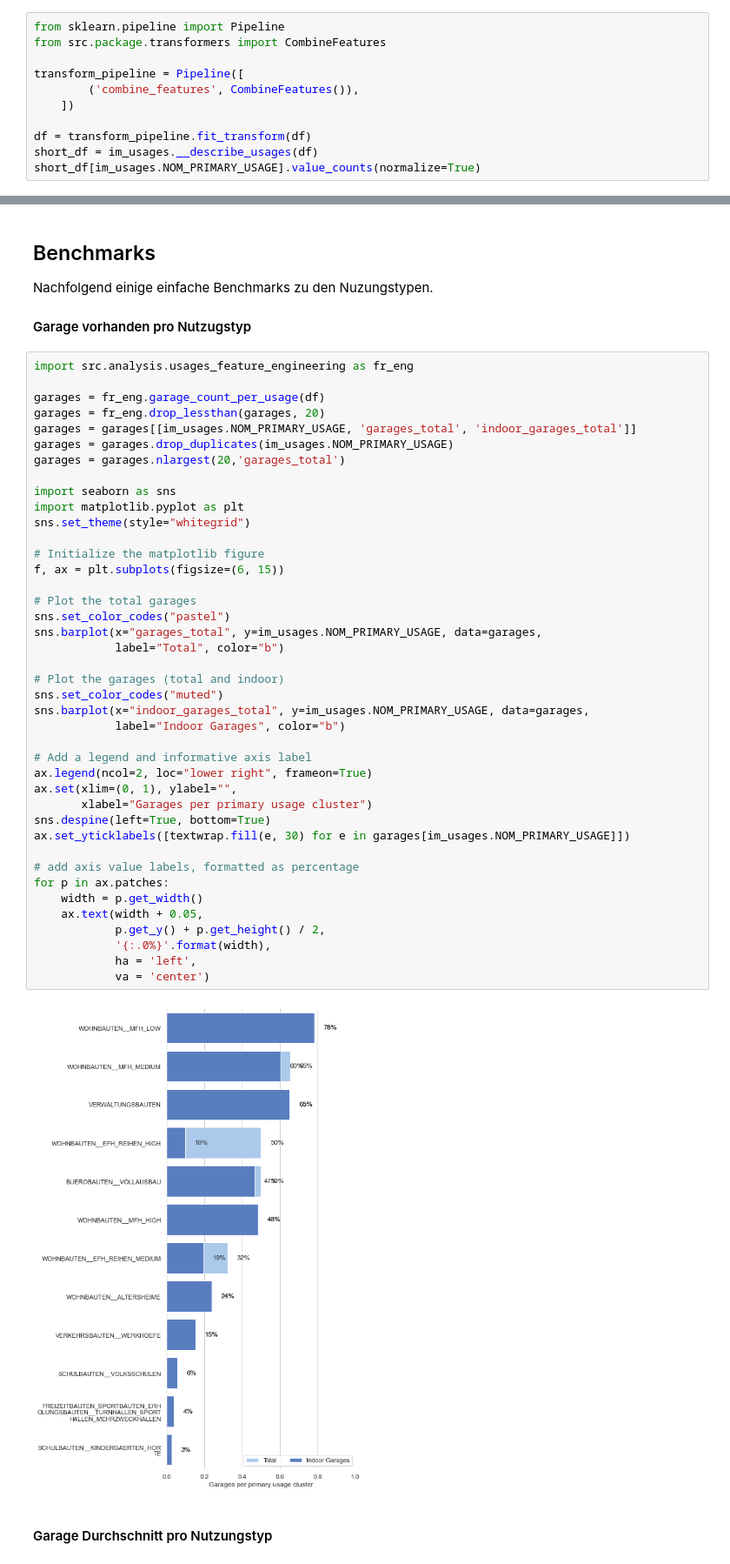
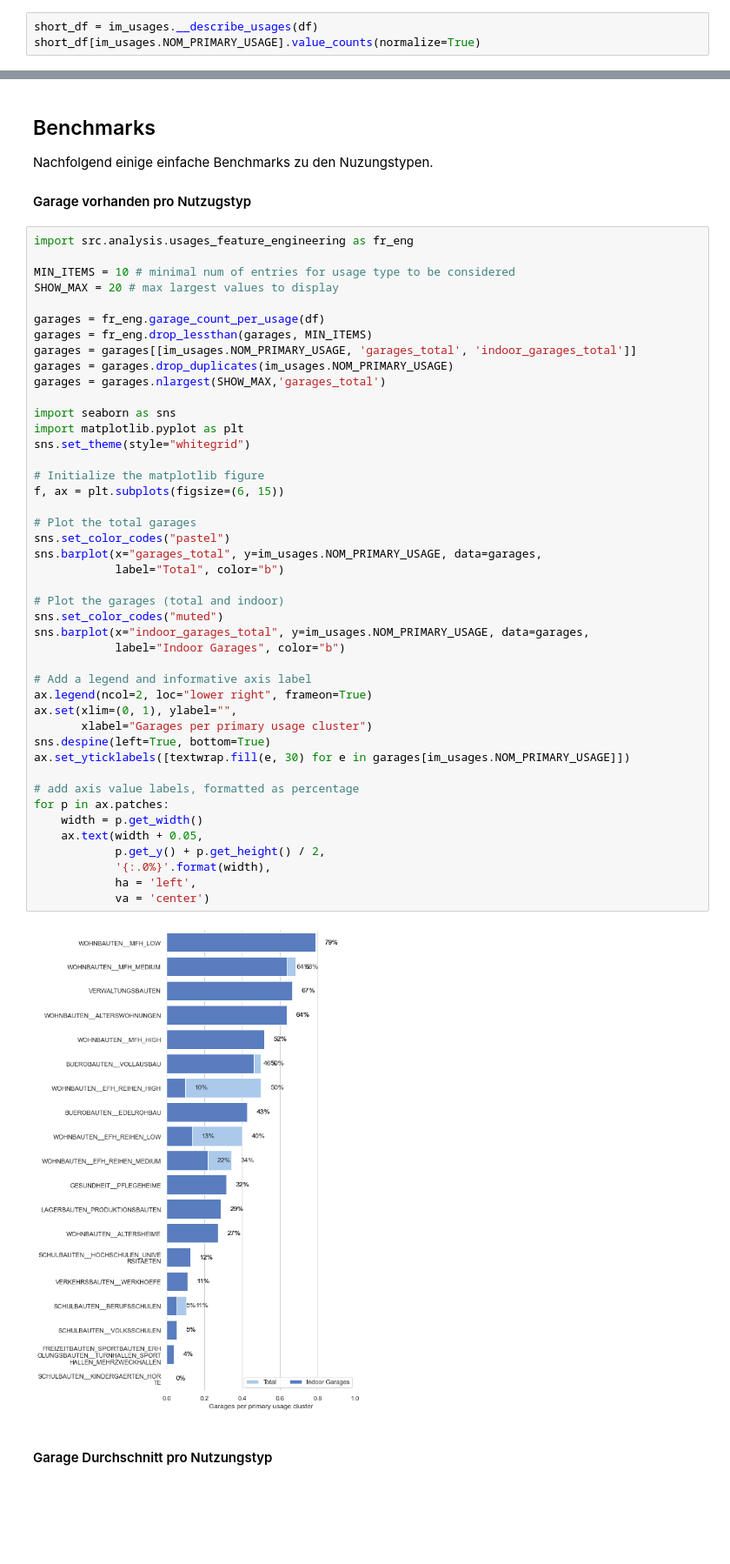
Before and after one commit to FHNW-RW/ip5-metriken-bauwesen, a Jupyter notebook: src/analysis/usage_analysis.ipynb, the cells around one changed output, grey strips where cells are left out. Shown at 87% size. Saved outputs shown, nothing was run; the diff lists cells and outputs as text; blank space fills up the shorter version.

Commit message:
Refactoring. Fix datatypes for usages and

```diff
--- a/src/analysis/usage_analysis.ipynb
+++ b/src/analysis/usage_analysis.ipynb
@@ -33,14 +44,6 @@ Vorkommen primärer, sekundärer, tertiärer und quaternärer Nutzungstypen.
 
 #### Primärer Nutzungstyp
 # %%
-from sklearn.pipeline import Pipeline
-from src.package.transformers import CombineFeatures
-
-transform_pipeline = Pipeline([
-        ('combine_features', CombineFeatures()),
-    ])
-
-df = transform_pipeline.fit_transform(df)
 short_df = im_usages.__describe_usages(df)
 short_df[im_usages.NOM_PRIMARY_USAGE].value_counts(normalize=True)
 # %% [output]
@@ -130,11 +133,14 @@ Nachfolgend einige einfache Benchmarks zu den Nuzungstypen.
 # %%
 import src.analysis.usages_feature_engineering as fr_eng
 
+MIN_ITEMS = 10 # minimal num of entries for usage type to be considered
+SHOW_MAX = 20 # max largest values to display
+
 garages = fr_eng.garage_count_per_usage(df)
-garages = fr_eng.drop_lessthan(garages, 20)
+garages = fr_eng.drop_lessthan(garages, MIN_ITEMS)
 garages = garages[[im_usages.NOM_PRIMARY_USAGE, 'garages_total', 'indoor_garages_total']]
 garages = garages.drop_duplicates(im_usages.NOM_PRIMARY_USAGE)
-garages = garages.nlargest(20,'garages_total')
+garages = garages.nlargest(SHOW_MAX,'garages_total')
 
 import seaborn as sns
 import matplotlib.pyplot as plt
@@ -142,33 +148,33 @@ sns.set_theme(style="whitegrid")
 
 # Initialize the matplotlib figure
 f, ax = plt.subplots(figsize=(6, 15))
 
 # Plot the total garages
 sns.set_color_codes("pastel")
 sns.barplot(x="garages_total", y=im_usages.NOM_PRIMARY_USAGE, data=garages,
             label="Total", color="b")
 
 # Plot the garages (total and indoor)
 sns.set_color_codes("muted")
 sns.barplot(x="indoor_garages_total", y=im_usages.NOM_PRIMARY_USAGE, data=garages,
             label="Indoor Garages", color="b")
 
 # Add a legend and informative axis label
 ax.legend(ncol=2, loc="lower right", frameon=True)
 ax.set(xlim=(0, 1), ylabel="",
        xlabel="Garages per primary usage cluster")
 sns.despine(left=True, bottom=True)
 ax.set_yticklabels([textwrap.fill(e, 30) for e in garages[im_usages.NOM_PRIMARY_USAGE]])
 
 # add axis value labels, formatted as percentage
 for p in ax.patches:
     width = p.get_width()
     ax.text(width + 0.05,
             p.get_y() + p.get_height() / 2,
             '{:.0%}'.format(width),
             ha = 'left',
             va = 'center')
 # %% [output]
-[figure, old version]
+[figure, new version]
 # %% [markdown]
 #### Garage Durchschnitt pro Nutzungstyp
```
Also changed, not shown: parts of 6 cells of this notebook, 2 other files.
